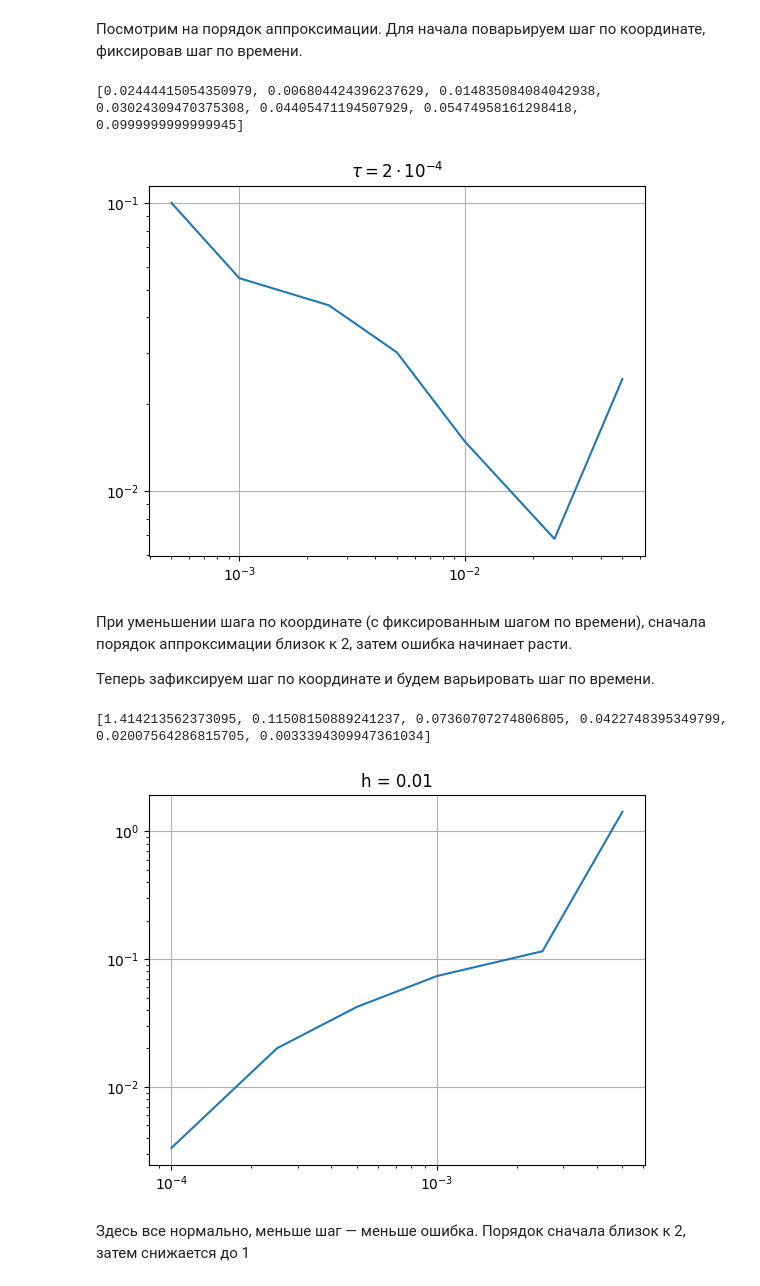
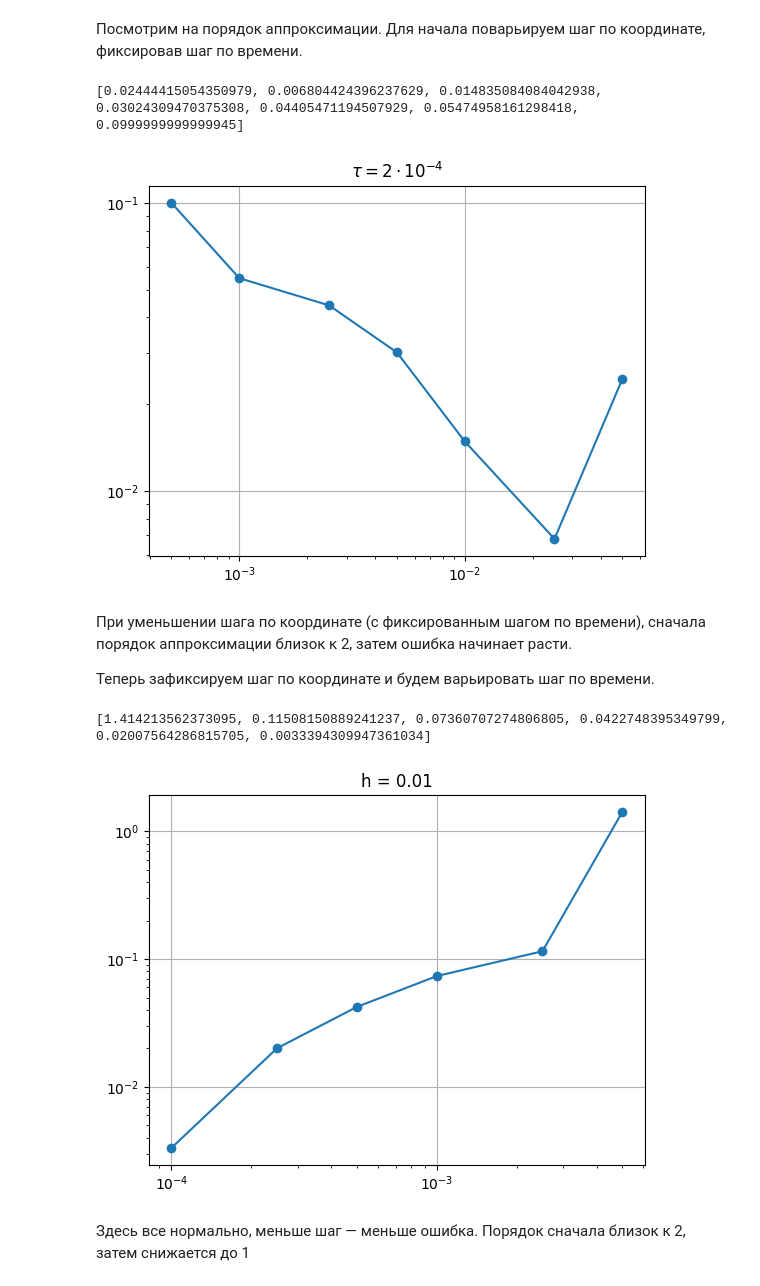
Before and after one commit to Xopppek/heat_equation, a Jupyter notebook: heat_equation.ipynb, the cells around one changed output. Saved outputs shown, nothing was run; the diff lists cells and outputs as text; code cells hidden in the pictures.

Commit message:
added one more graphic for the 5 example

```diff
--- a/heat_equation.ipynb
+++ b/heat_equation.ipynb
@@ -172,19 +172,19 @@ plt.show()
 # %%
 h_steps = np.array([0.05, 0.025, 0.01, 0.005, 0.0025, 0.001, 0.0005])
 err = []
 
 for h_i in h_steps:
     x_i = np.linspace(0, 1, int(1 / h_i)+1)
     err.append(np.max(np.abs(u(x_i, 0.2) - solve_one_dim(u(x_i, t_0), h_i, tau, 0.2 - t_0, K, mu_l, mu_r))))
 
 print(err)
-plt.loglog(h_steps, err)
+plt.loglog(h_steps, err, marker='o')
 plt.title("$\\tau = 2\\cdot 10^{-4}$")
 plt.grid(True)
 plt.show()
 # %% [output]
 [0.02444415054350979, 0.006804424396237629, 0.014835084084042938, 0.03024309470375308, 0.04405471194507929, 0.05474958161298418, 0.0999999999999945]
-[figure, old version]
+[figure, new version]
 # %% [markdown]
 При уменьшении шага по координате (с фиксированным шагом по времени), сначала порядок аппроксимации близок к 2, затем ошибка начинает расти.
 
@@ -199,13 +199,13 @@ for tau_i in tau_steps:
     err.append(np.max(np.abs(u(x_tau_test, 0.2) - solve_one_dim(u(x_tau_test, t_0), h_tau_test, tau_i, 0.2 - t_0, K, mu_l, mu_r))))
 
 print(err)
-plt.loglog(tau_steps, err)
+plt.loglog(tau_steps, err, marker='o')
 plt.title(f"h = {h_tau_test}")
 plt.grid(True)
 plt.show()
 # %% [output]
 [1.414213562373095, 0.11508150889241237, 0.07360707274806805, 0.0422748395349799, 0.02007564286815705, 0.0033394309947361034]
-[figure, old version]
+[figure, new version]
 # %% [markdown]
 Здесь все нормально, меньше шаг — меньше ошибка. Порядок сначала близок к 2, затем снижается до 1
 # %% [markdown]
```
Also changed, not shown: parts of 13 cells of this notebook.
